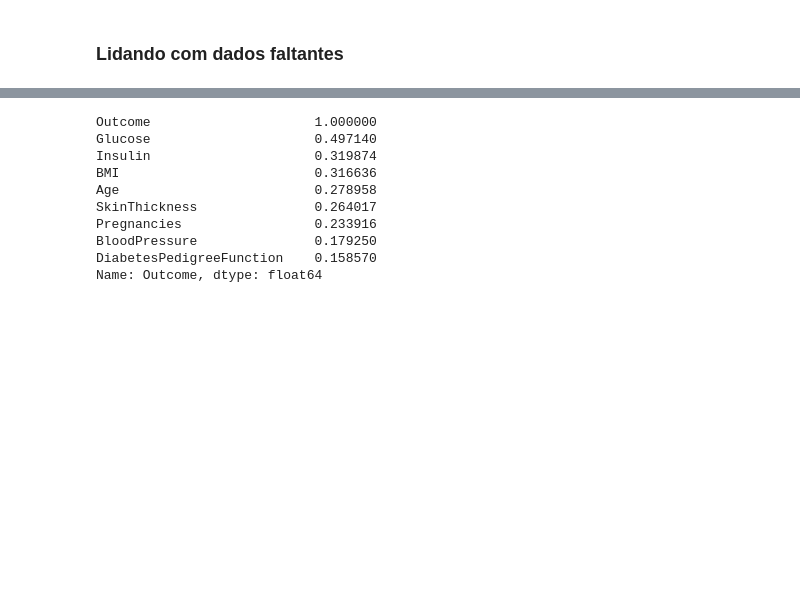
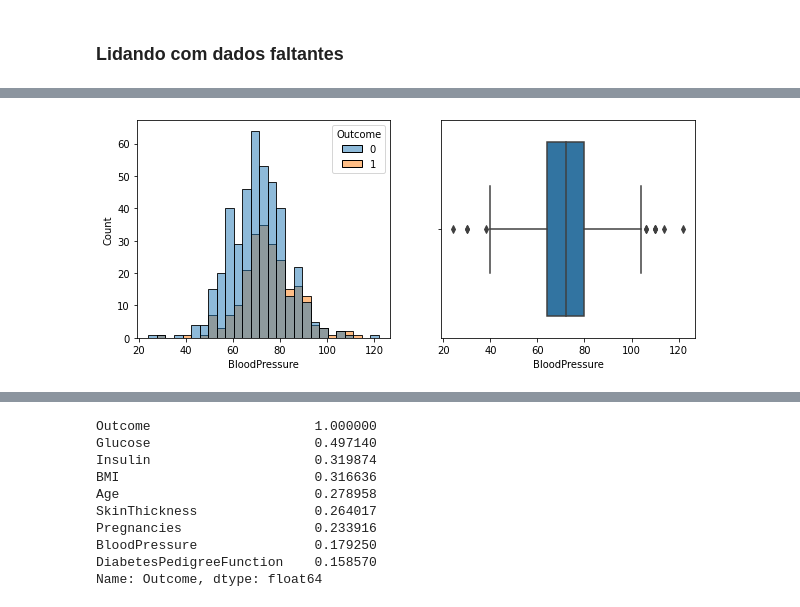
Before and after one commit to franklinzppa/diabetes-classification, a Jupyter notebook: diabetes-clf.ipynb, the cells around one changed output, grey strips where cells are left out. Cells and saved outputs as stored; diff of their text form; code cells hidden in the pictures; blank space fills up the shorter version.

```diff
--- a/diabetes-clf.ipynb
+++ b/diabetes-clf.ipynb
@@ -399,0 +344,4 @@ _ = sns.boxplot(data=X_train_tr_full, x="BMI")
+# %%
+plot_dist_box(X_train_tr_full, "BloodPressure")
+# %% [output]
+[figure, added]
```
Also changed, not shown: parts of 44 cells of this notebook.
